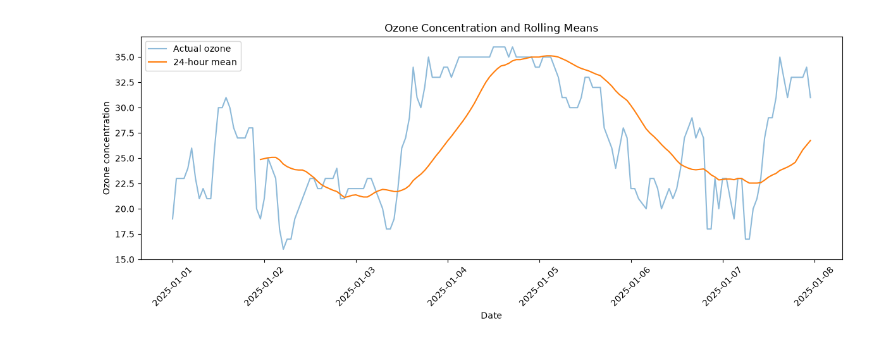
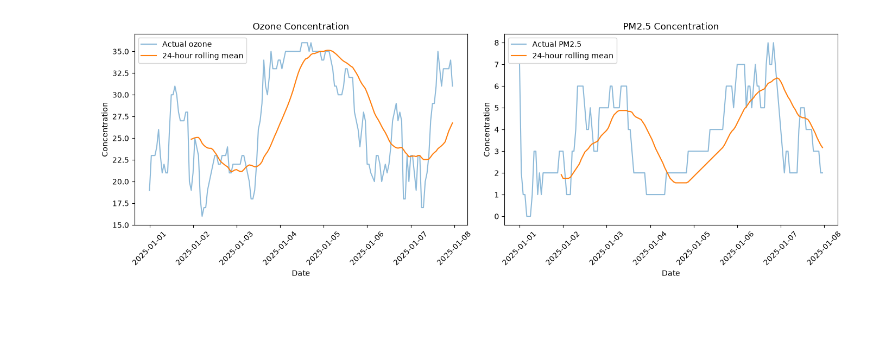
Before and after one commit to Durian20/CSE-780-Assignment-2, a Jupyter notebook: assign2.ipynb, the cells around one changed output. Cells and saved outputs as stored; diff of their text form; code cells hidden in the pictures; blank space fills up the shorter version.

```diff
--- a/assign2.ipynb
+++ b/assign2.ipynb
@@ -75,13 +39 @@ ozone.iloc[second_pos, date_col] += pd.Timedelta(days=1)
-# %%
-particulate["Date"] = pd.to_datetime(particulate["Date"])
-
-feb13 = (particulate["Date"].dt.month == 2) & (particulate["Date"].dt.day == 13)
-positions = np.flatnonzero(feb13.to_numpy())
-
-if len(positions) < 2:
-    raise ValueError("There are fewer than two February 13 rows.")
-
-second_pos = positions[1]
-date_col = particulate.columns.get_loc("Date")
-particulate.iloc[second_pos, date_col] += pd.Timedelta(days=1)
 # %%
@@ -145,2 +87,0 @@ particulate = (
-# %%
-merge = pd.merge(ozone, particulate, on='Date', how='inner')
@@ -161,9 +88,3 @@ merge = pd.merge(ozone, particulate, on='Date', how='inner')
-# %%
-merge = (
-    merge
-    .rename(columns={"Station ID_x": "Station ID"})
-    .drop(columns= 'Station ID_y')
-)
 # %%
 #convert invalid values to NaNs so they don't become outliers
 merge["ozone"] = merge["ozone"].replace([9999,-999,999], np.nan)
@@ -468,28 +251,54 @@ model_data.head()
 # %%
 # Examine one week
 plot_data = feature_data.loc[
     (feature_data["Date"] >= "2025-01-01") &
     (feature_data["Date"] < "2025-01-08")
 ]
 
-plt.figure(figsize=(12, 5))
+fig, axes = plt.subplots(1, 2, figsize=(14, 5))
 
-plt.plot(plot_data["Date"], plot_data["ozone"],
-         label="Actual ozone", alpha=0.5)
-
-plt.plot(
+# Plot ozone
+axes[0].plot(
     plot_data["Date"],
-    plot_data[f"ozone_mean_24h"],
-    label=f"{window}-hour mean"
+    plot_data["ozone"],
+    label="Actual ozone",
+    alpha=0.5
 )
 
-plt.xlabel("Date")
-plt.ylabel("Ozone concentration")
-plt.title("Ozone Concentration and Rolling Means")
-plt.legend()
-plt.xticks(rotation=45)
+axes[0].plot(
+    plot_data["Date"],
+    plot_data["ozone_mean_24h"],
+    label="24-hour rolling mean"
+)
+
+axes[0].set_title("Ozone Concentration")
+axes[0].set_xlabel("Date")
+axes[0].set_ylabel("Concentration")
+axes[0].legend()
+axes[0].tick_params(axis="x", rotation=45)
+
+# Plot PM2.5
+axes[1].plot(
+    plot_data["Date"],
+    plot_data["PM2.5"],
+    label="Actual PM2.5",
+    alpha=0.5
+)
+
+axes[1].plot(
+    plot_data["Date"],
+    plot_data["PM2.5_mean_24h"],
+    label="24-hour rolling mean"
+)
+
+axes[1].set_title("PM2.5 Concentration")
+axes[1].set_xlabel("Date")
+axes[1].set_ylabel("Concentration")
+axes[1].legend()
+axes[1].tick_params(axis="x", rotation=45)
+
 plt.tight_layout()
 plt.show()
 # %% [output]
-[figure, old version]
+[figure, new version]
 # %%
```
Also changed, not shown: parts of 27 cells of this notebook.
